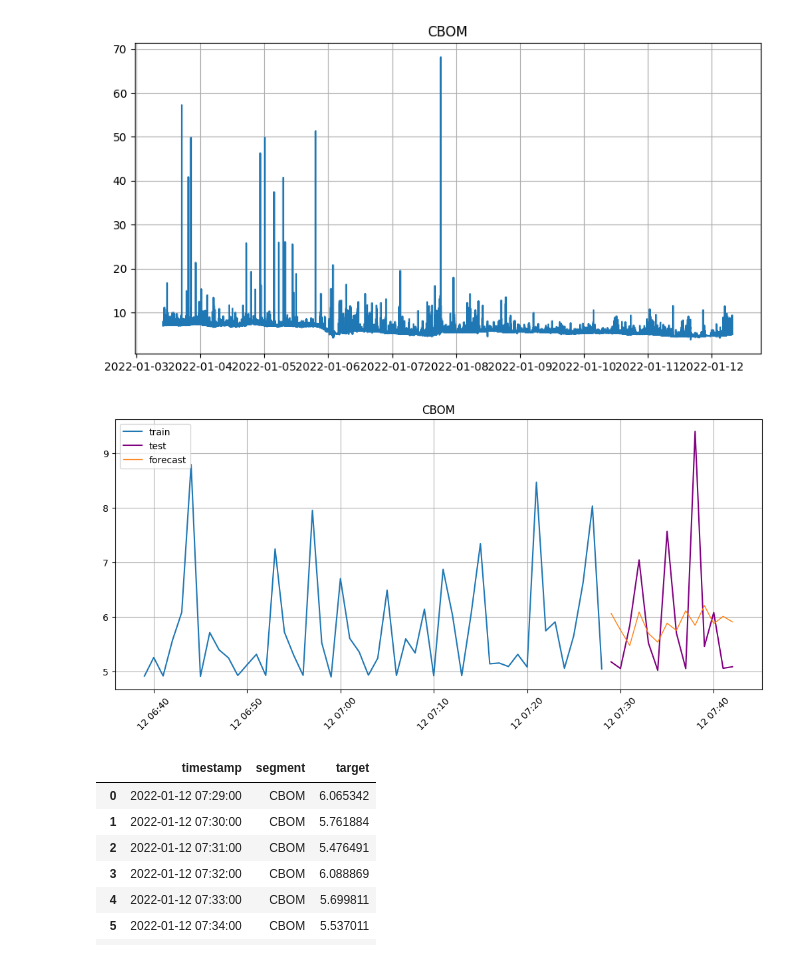
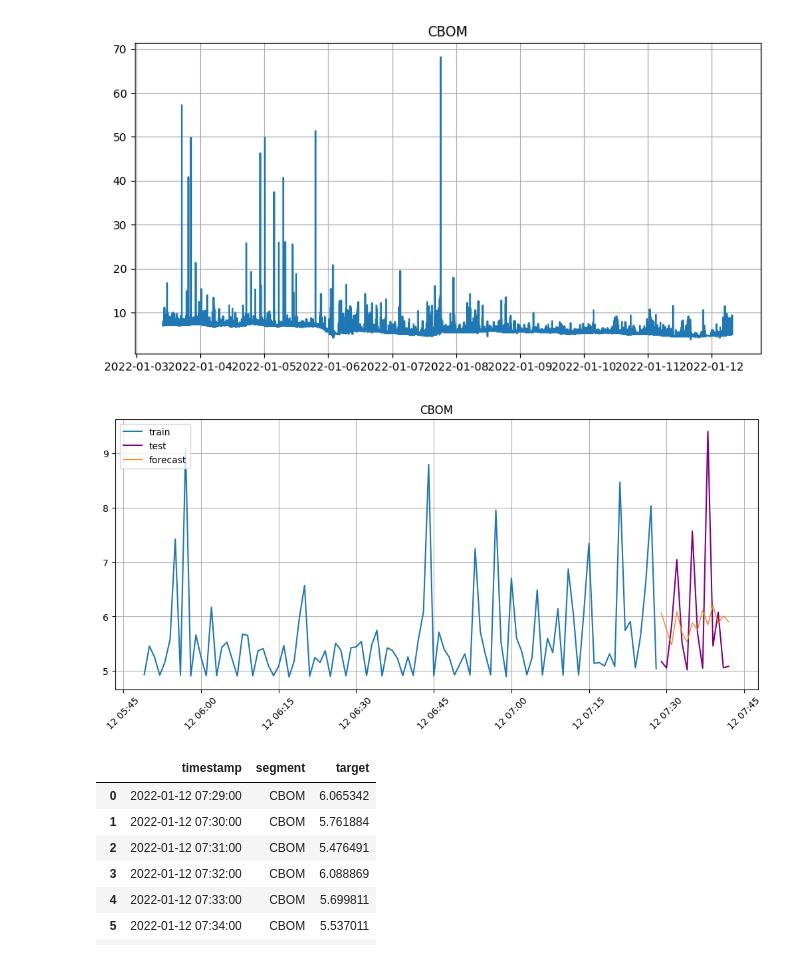
Before and after one commit to VAnufrikov/Go.Algo, a Jupyter notebook: data_moex.ipynb, the cells around one changed output. Saved outputs shown, nothing was run; the diff lists cells and outputs as text; code cells hidden in the pictures.

Commit message:
add etna plus my_plot_forecast and my_plot

```diff
--- a/data_moex.ipynb
+++ b/data_moex.ipynb
@@ -382,3 +384,5 @@ test.head()
 | 2 | 2022-01-03 10:15:00 | CBOM | 7.581 | 83 | 53 | 30 | 8094 | ... |
 | 3 | 2022-01-03 10:20:00 | CBOM | 7.217 | 70 | 24 | 46 | 14908 | ... |
 | 4 | 2022-01-03 10:25:00 | CBOM | 7.398 | 103 | 51 | 52 | 7825 | ... |
+# %%
+test['fake_datetime'] = pd.to_datetime(test['fake_datetime'],format='%Y-%m-%d %H:%M')
@@ -450,9 +475,9 @@ forecast_ts = pipeline.forecast()
 # %%
 from etna.analysis import plot_forecast
 
-plot_forecast(forecast_ts=forecast_ts , test_ts=test_ts, train_ts=train_ts, n_train_samples=50)
+plot_forecast(forecast_ts=forecast_ts , test_ts=test_ts, train_ts=train_ts, n_train_samples=100,  prediction_intervals=True)
 # %% [output]
-[figure, old version]
+[figure, new version]
 # %%
 forecast_ts.to_pandas(True)[['timestamp','segment','target']]
 # %% [output]
```
Also changed, not shown: parts of 32 cells of this notebook, 8 other files.
